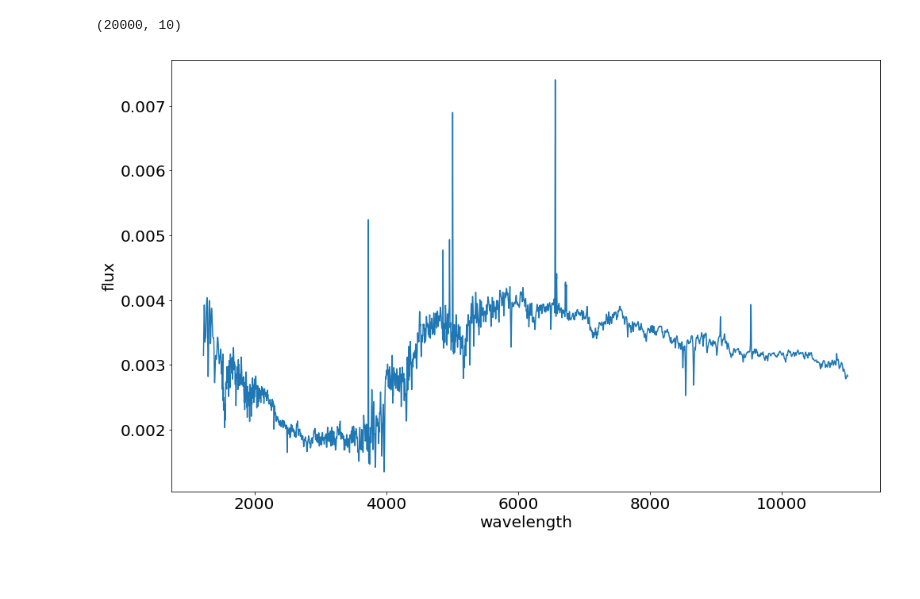
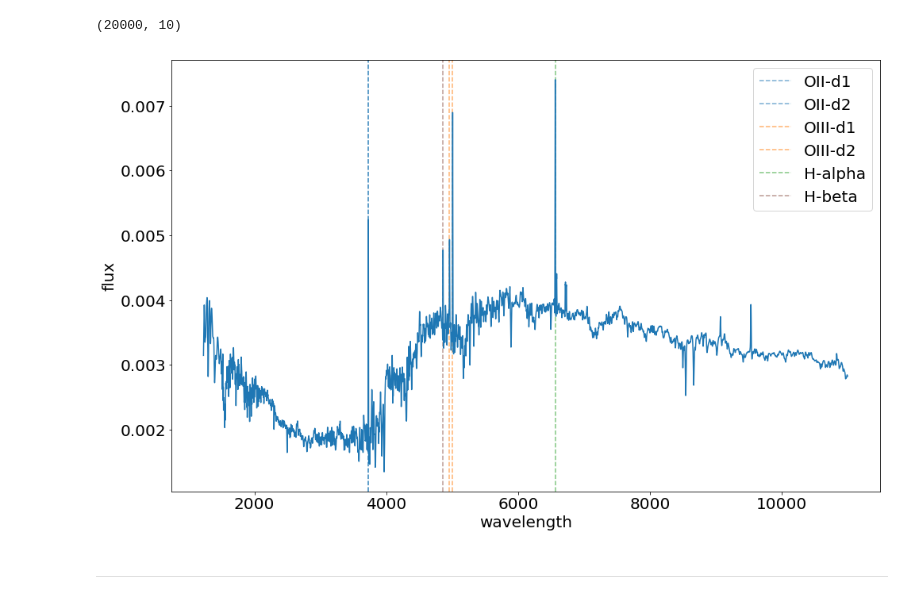
Before and after one commit to Yucheng-Zhang/desi_nbs, a Jupyter notebook: pokemon/rr_templates.ipynb, the cells around one changed output. Drawn from its saved outputs; the diff is of its cells as text; code cells hidden in the pictures; blank space fills up the shorter version.

Commit message:
add emission lines

```diff
--- a/pokemon/rr_templates.ipynb
+++ b/pokemon/rr_templates.ipynb
@@ -14,5 +15,13 @@ Populating the interactive namespace from numpy and matplotlib
 # %%
 froot = '/global/common/software/desi/cori/desiconda/20180709-1.2.6-spec/code/redrock-templates/0.7/'
+# %%
+# some emission lines
+eml_colors = collections.OrderedDict({'OII-d1':'tab:blue', 'OII-d2':'tab:blue',
+                                      'OIII-d1':'tab:orange', 'OIII-d2':'tab:orange',
+                                      'H-alpha':'tab:green', 'H-beta':'tab:brown'})
+emls = collections.OrderedDict({'OII-d1':3726, 'OII-d2':3729,
+                                'OIII-d1':4959, 'OIII-d2':5007,
+                                'H-alpha':6563, 'H-beta':4861})
 # %% [markdown]
 ---
 # %% [markdown]
@@ -62,13 +71,17 @@ bv.shape
 # %%
 # plot the basis vectors
 
-nrow = int(np.ceil(flux.shape[0]/2))
+nrow = int(np.ceil(bv.shape[0]/2))
 fig, axs = plt.subplots(nrow, 2, figsize=(20,4.5*nrow), sharex='col')
 plt.subplots_adjust(hspace=0)
 
-for i in range(flux.shape[0]):
-    axs[i//2, i%2].plot(wave, bv[i], alpha=1, label=i+1)
-    axs[i//2, i%2].legend(loc='upper right')
+for i in range(bv.shape[0]):
+    # plot a few emission lines
+    for e in emls.keys():
+        axs[i//2, i%2].axvline(emls[e], label=e, c=eml_colors[e], alpha=0.6, ls='--')
+    if i == 0:
+        axs[i//2, i%2].legend(loc='upper right')
+    axs[i//2, i%2].plot(wave, bv[i], alpha=1)
 
 axs[nrow-1, 0].set_xlabel('wavelength')
 axs[nrow-1, 0].set_ylabel('basis vector')
@@ -97,13 +110,19 @@ ac.shape
 # %%
 # plot an archetype
 ii = 0
 flux = bv.T.dot(ac[ii])
 
 fig, (ax) = plt.subplots(1, 1, figsize=(16, 10))
 
+for e in emls.keys():
+    ax.axvline(emls[e], label=e, c=eml_colors[e], alpha=0.6, ls='--')
+ax.legend()
+
 ax.plot(wave, flux, label='archetype: {:d}'.format(ii))
 ax.set_xlabel('wavelength'); ax.set_ylabel('flux')
 
 plt.show()
 # %% [output]
-[figure, old version]
+[figure, new version]
+# %% [markdown]
+---
```
Also changed, not shown: parts of 3 cells of this notebook.
